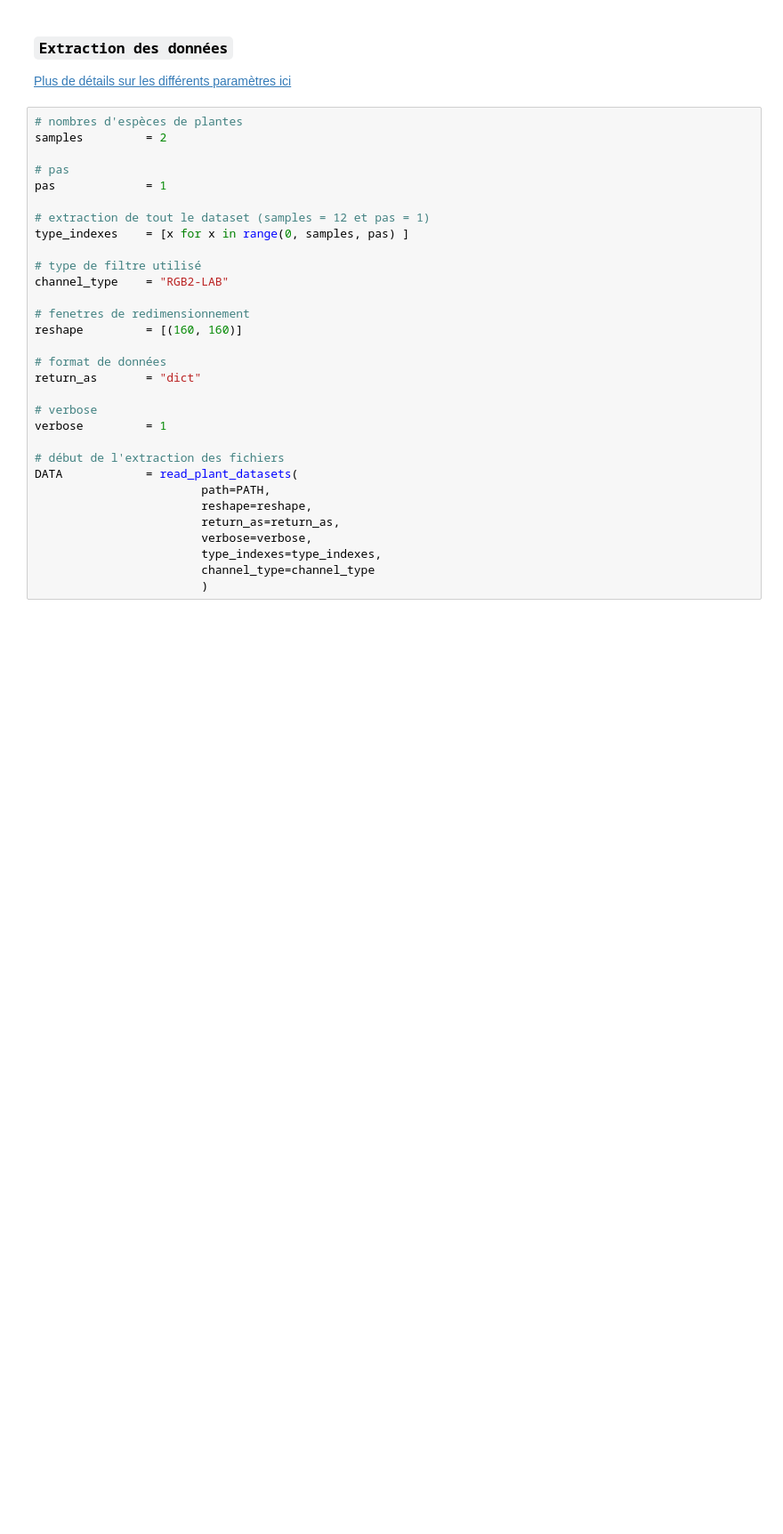
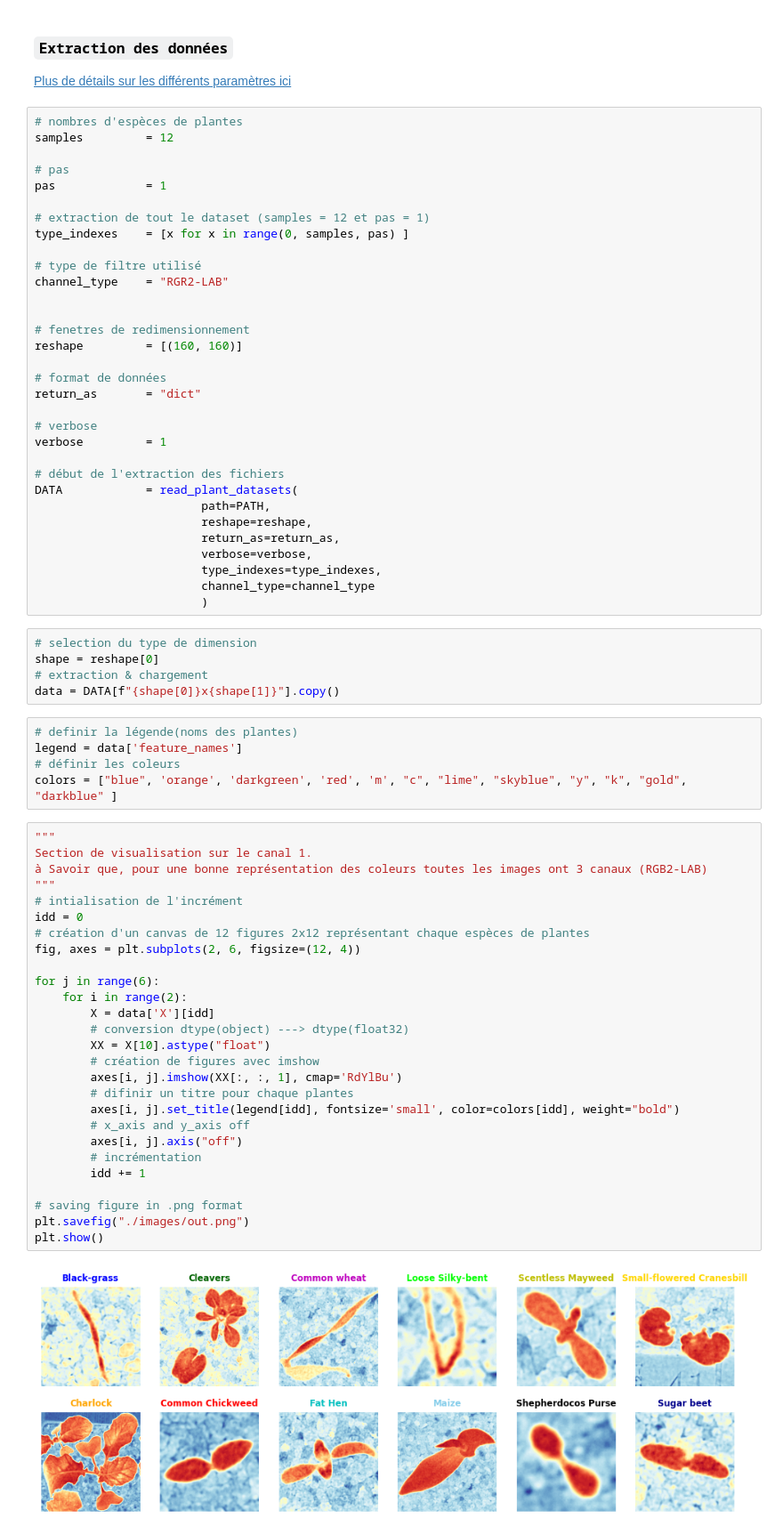
Before and after one commit to Haszb/Plant_Seedlings_ds_Project, a Jupyter notebook: main.ipynb, the cells around one changed output. Shown: that part at 89% size. Cells and saved outputs as stored; diff of their text form; blank space fills up the shorter version.

```diff
--- a/main.ipynb
+++ b/main.ipynb
@@ -22,7 +26,7 @@ PATH = "C:\\Users\\amib\Documents\\Py_Projects\\DS_project\\especes"
 [Plus de détails sur les différents paramètres ici](https://github.com/amiehe-essomba/Plant_Seedlings_ds_Project/blob/Plant_Seedlings/details.md)
 # %%
 # nombres d'espèces de plantes
-samples         = 2
+samples         = 12
 
 # pas
 pas             = 1
@@ -31,7 +35,8 @@ pas             = 1
 type_indexes    = [x for x in range(0, samples, pas) ]
 
 # type de filtre utilisé
-channel_type    = "RGB2-LAB"
+channel_type    = "RGR2-LAB"
+
 
 # fenetres de redimensionnement
 reshape         = [(160, 160)]
@@ -51,3 +56,42 @@ DATA            = read_plant_datasets(
                         type_indexes=type_indexes,
                         channel_type=channel_type
                         )
+# %%
+# selection du type de dimension
+shape = reshape[0]
+# extraction & chargement
+data = DATA[f"{shape[0]}x{shape[1]}"].copy()
+# %%
+# definir la légende(noms des plantes)
+legend = data['feature_names']
+# définir les coleurs
+colors = ["blue", 'orange', 'darkgreen', 'red', 'm', "c", "lime", "skyblue", "y", "k", "gold", "darkblue" ]
+# %%
+"""
+Section de visualisation sur le canal 1.
+à Savoir que, pour une bonne représentation des coleurs toutes les images ont 3 canaux (RGB2-LAB)
+"""
+# intialisation de l'incrément
+idd = 0
+# création d'un canvas de 12 figures 2x12 représentant chaque espèces de plantes
+fig, axes = plt.subplots(2, 6, figsize=(12, 4))
+
+for j in range(6):
+    for i in range(2):
+        X = data['X'][idd]
+        # conversion dtype(object) ---> dtype(float32)
+        XX = X[10].astype("float")
+        # création de figures avec imshow
+        axes[i, j].imshow(XX[:, :, 1], cmap='RdYlBu')
+        # difinir un titre pour chaque plantes
+        axes[i, j].set_title(legend[idd], fontsize='small', color=colors[idd], weight="bold")
+        # x_axis and y_axis off
+        axes[i, j].axis("off")
+        # incrémentation
+        idd += 1
+
+# saving figure in .png format
+plt.savefig("./images/out.png")
+plt.show()
+# %% [output]
+[figure, added]
```
Also changed, not shown: parts of 2 cells of this notebook, 2 other files.
